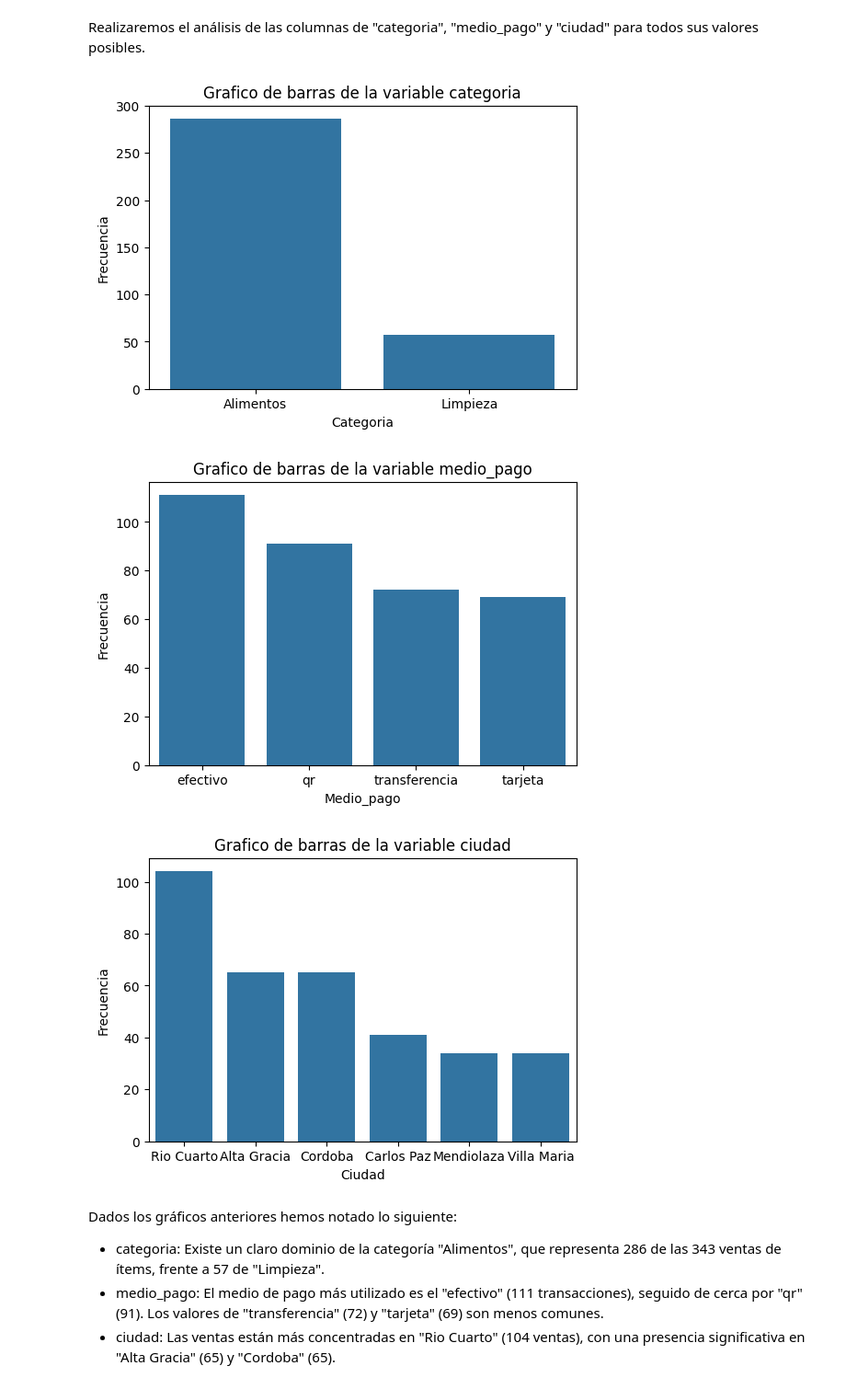
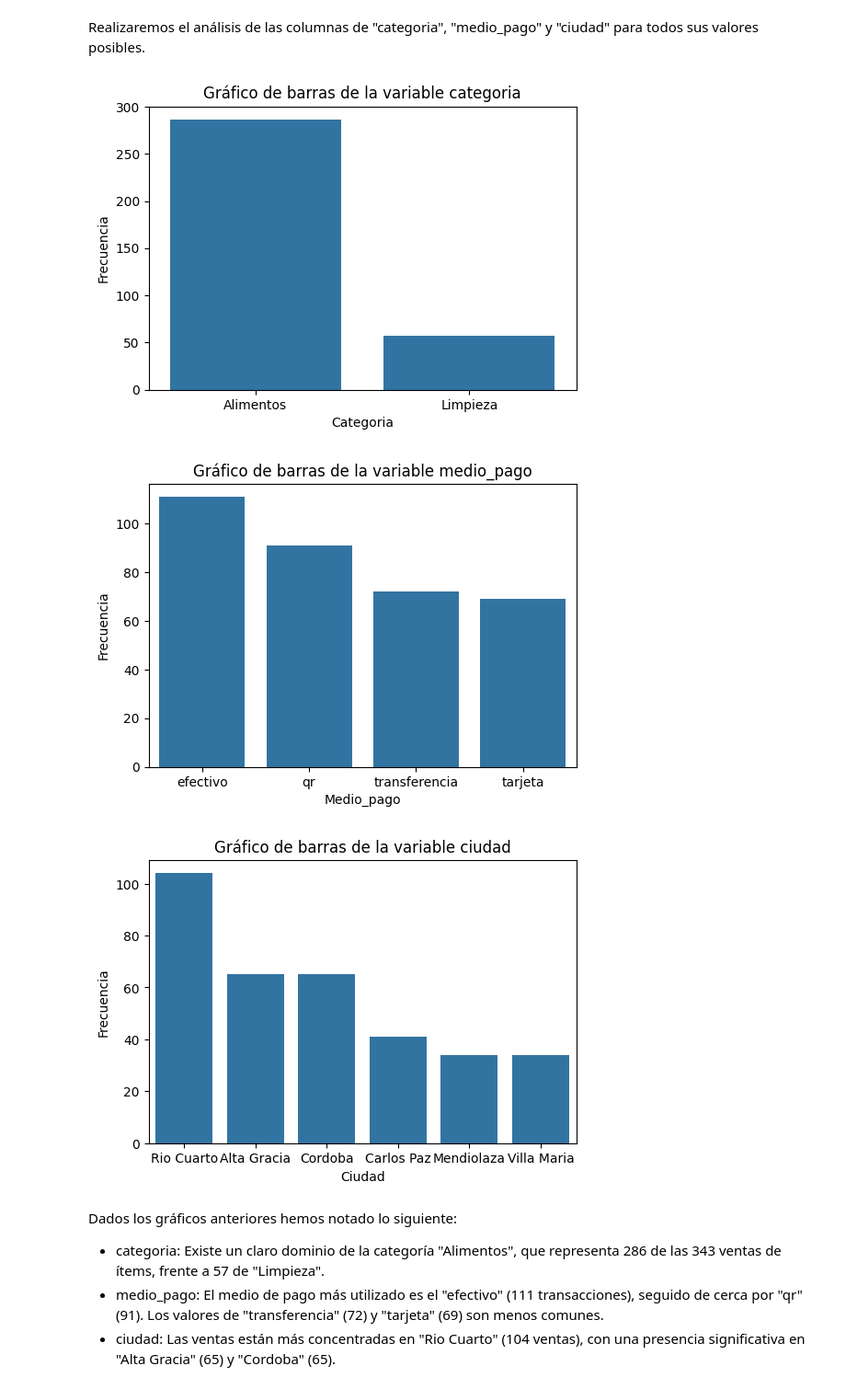
Before and after one commit to MartinOtamendiT/Aurelion, a Jupyter notebook: analisis_notebook.ipynb, the cells around one changed output. Shown at 92% size. Saved outputs shown, nothing was run; the diff lists cells and outputs as text; code cells hidden in the pictures.

```diff
--- a/analisis_notebook.ipynb
+++ b/analisis_notebook.ipynb
@@ -587,14 +577,14 @@ Realizaremos el análisis de las columnas de "categoria", "medio_pago" y "ciudad
 # %%
 for col in ["categoria", "medio_pago", "ciudad"]:
     fig, ax = plt.subplots(figsize=(6, 4))
     sns.barplot(x=df_unified[col].value_counts().index, y=df_unified[col].value_counts().values)
     plt.ylabel("Frecuencia")
     plt.xlabel(col.capitalize())
-    plt.title(f"Grafico de barras de la variable {col}")
+    plt.title(f"Gráfico de barras de la variable {col}")
     plt.show()
 # %% [output]
-[figure, old version]
+[figure, new version]
-[figure, old version]
+[figure, new version]
 [figure]
 # %% [markdown]
 Dados los gráficos anteriores hemos notado lo siguiente:
```
Also changed, not shown: parts of 10 cells of this notebook, 3 other files.
